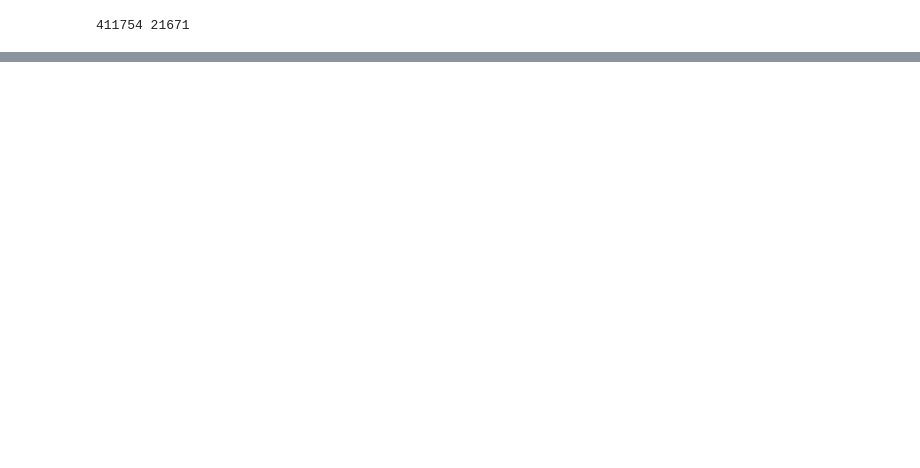
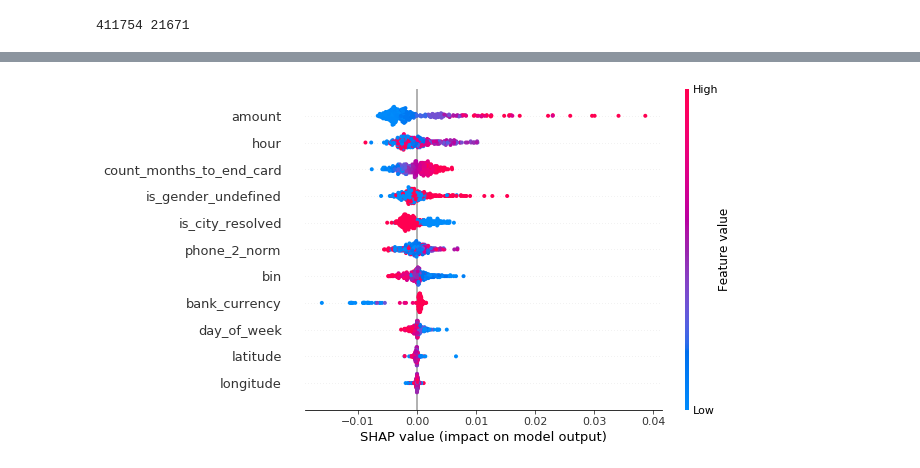
Before and after one commit to Shugarev/analyzer_prediction, a Jupyter notebook: neural_network/pytorch_kyw3.ipynb, the cells around one changed output, grey strips where cells are left out. Saved outputs shown, nothing was run; the diff lists cells and outputs as text; code cells hidden in the pictures; blank space fills up the shorter version.

```diff
--- a/neural_network/pytorch_kyw3.ipynb
+++ b/neural_network/pytorch_kyw3.ipynb
@@ -281,0 +330,13 @@ stat_best.iloc[:,:15]
+# %%
+x_train = df[numeric_cols].copy().astype(np.float32)
+x_test = db_test[numeric_cols].copy().astype(np.float32)
+# %%
+x_train = x_train.values
+x_test = x_test.values
+# %%
+%%time
+e = shap.DeepExplainer(
+        model,
+        torch.from_numpy(
+            x_train[np.random.choice(np.arange(len(x_train)), 10000, replace=False)]
+        ).to(DEVICE))
@@ -281,0 +346,7 @@ stat_best.iloc[:,:15]
+# %%
+%%time
+x_samples = x_test[np.random.choice(np.arange(len(x_test)), 300, replace=False)]
+print(len(x_samples))
+shap_values = e.shap_values(
+    torch.from_numpy(x_samples).to(DEVICE)
+)
@@ -281,0 +382,4 @@ stat_best.iloc[:,:15]
+# %%
+shap.summary_plot(shap_values, features=x_samples, feature_names=numeric_cols)
+# %% [output]
+[figure, added]
```
Also changed, not shown: parts of 38 cells of this notebook.
